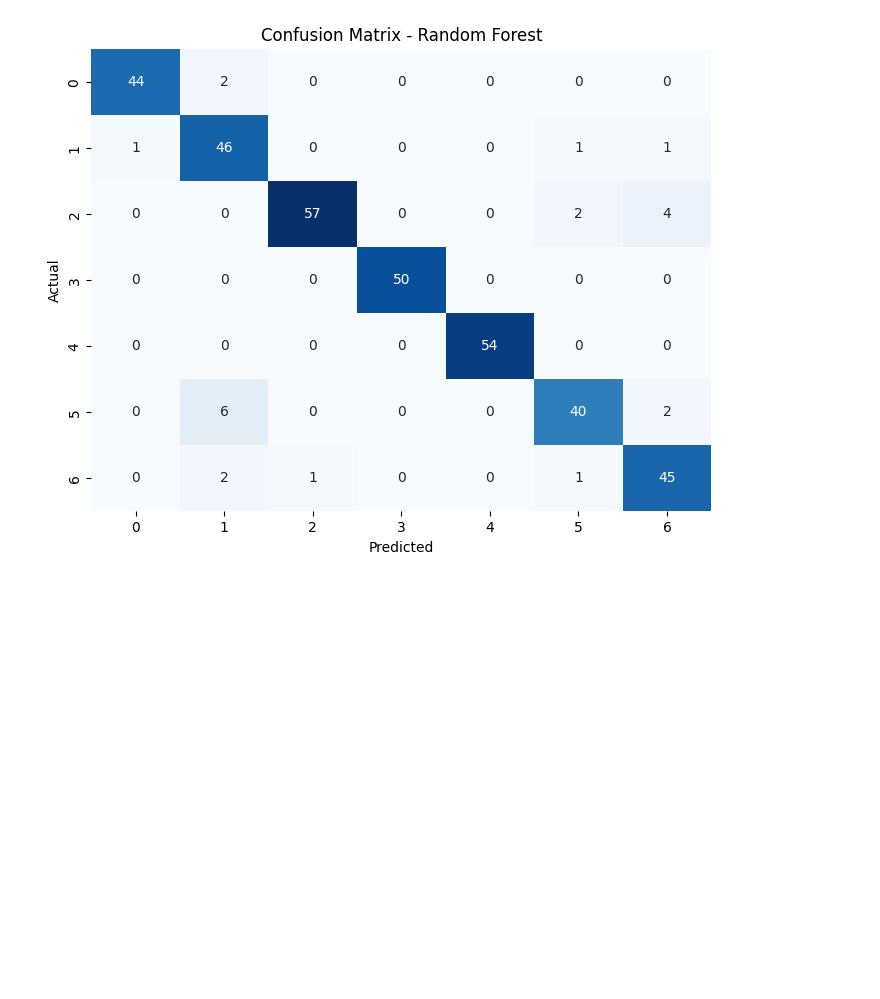
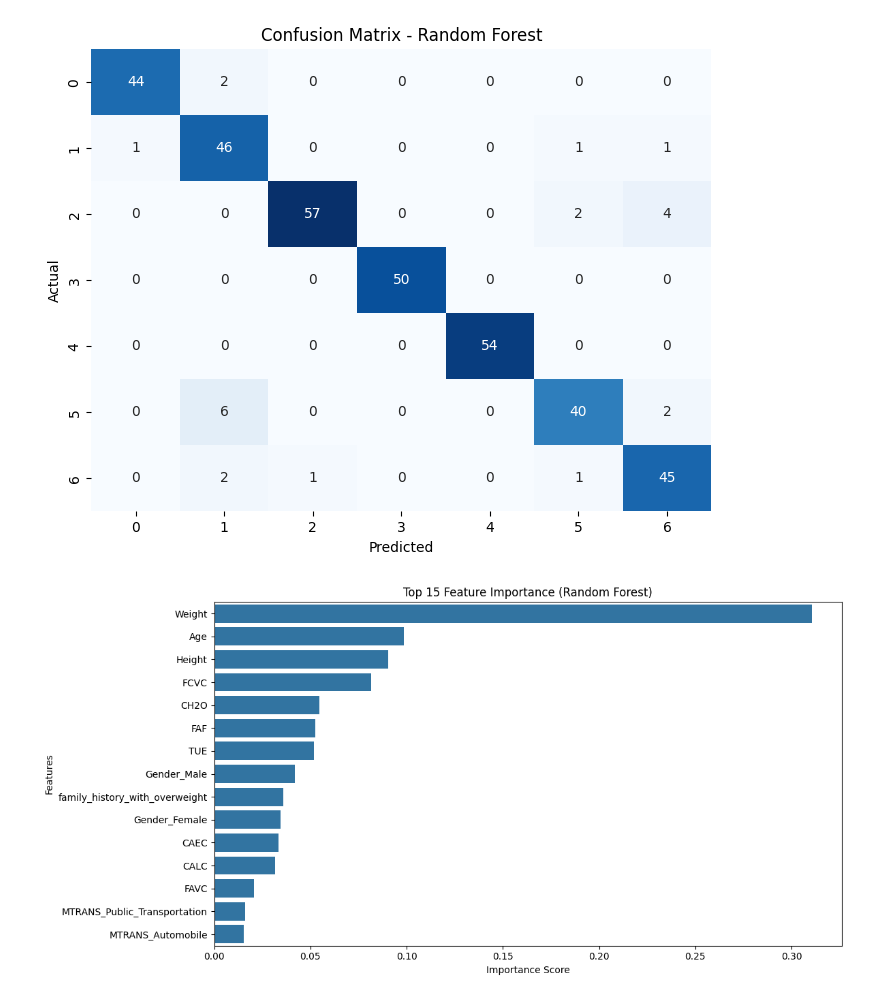
Before and after one commit to RamadhikaS/CapstoneUASBengkod, a Jupyter notebook: BengkodUAS.ipynb, the cells around one changed output. Cells and saved outputs as stored; diff of their text form; code cells hidden in the pictures; blank space fills up the shorter version.

```diff
--- a/BengkodUAS.ipynb
+++ b/BengkodUAS.ipynb
@@ -468,3 +473,17 @@ plot_conf_matrix(y_test, rf_pred, 'Random Forest')
 [figure]
 [figure]
 [figure]
+# %%
+importances = rf_model.feature_importances_
+feature_names = X.columns
+feat_importance = pd.Series(importances, index=feature_names).sort_values(ascending=False)
+
+plt.figure(figsize=(12, 6))
+sns.barplot(x=feat_importance[:15], y=feat_importance.index[:15])
+plt.title("Top 15 Feature Importance (Random Forest)")
+plt.xlabel("Importance Score")
+plt.ylabel("Features")
+plt.tight_layout()
+plt.show()
+# %% [output]
+[figure, added]
```
Also changed, not shown: parts of 12 cells of this notebook.
